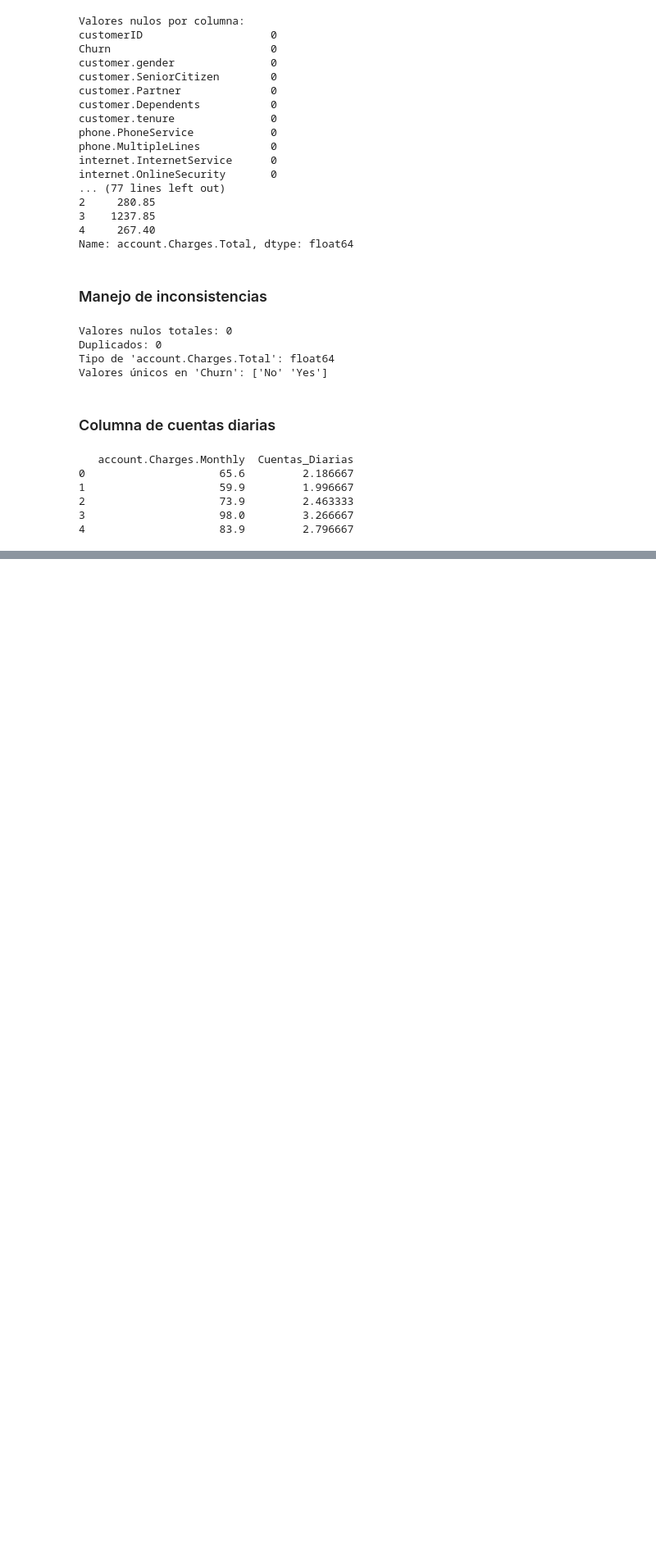
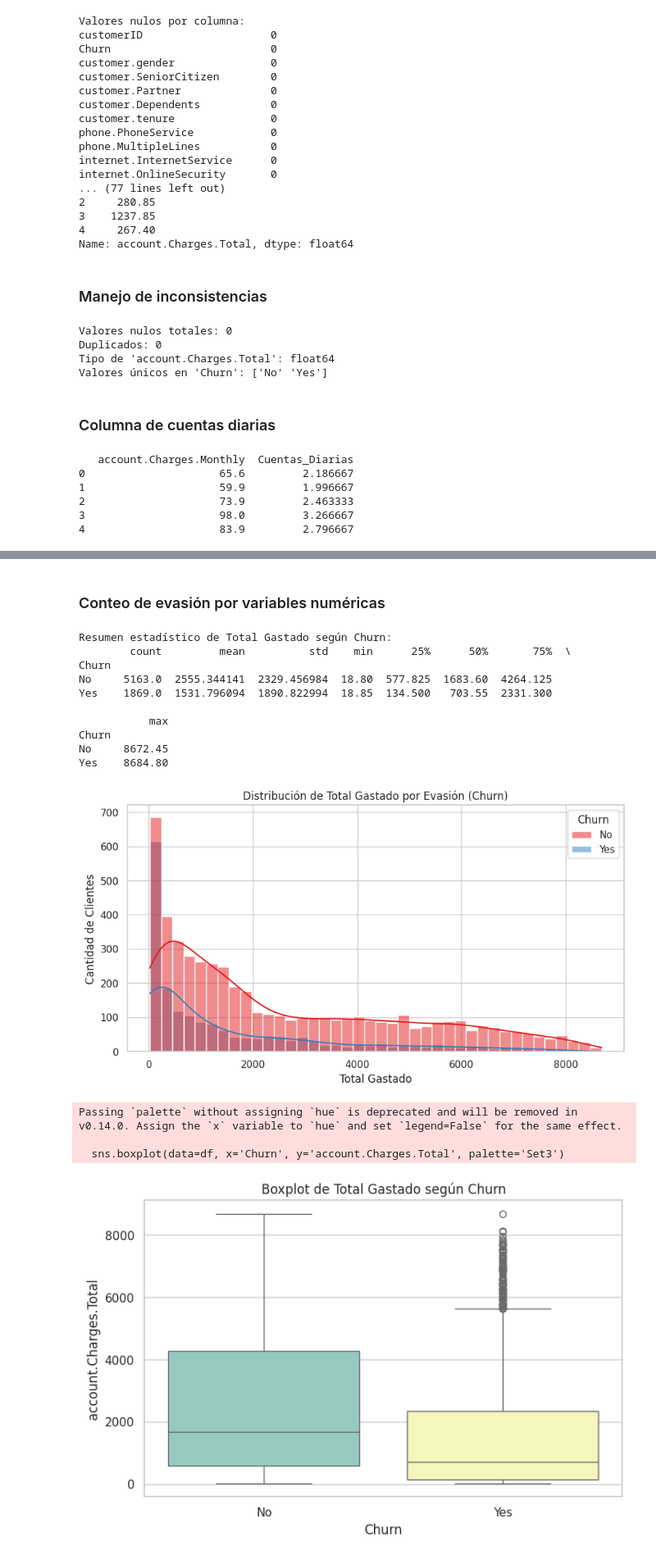
Before and after one commit to xsebasx3/TelecomX_LATAM, a Jupyter notebook: TelecomX_LATAM.ipynb, the cells around one changed output, grey strips where cells are left out. Shown: that part at 82% size. Saved outputs shown, nothing was run; the diff lists cells and outputs as text; code cells hidden in the pictures; blank space fills up the shorter version.

```diff
--- a/TelecomX_LATAM.ipynb
+++ b/TelecomX_LATAM.ipynb
@@ -268,0 +371,39 @@ print(df[['account.Charges.Monthly', 'Cuentas_Diarias']].head())
+# %% [markdown]
+### Conteo de evasión por variables numéricas
+# %%
+sns.set(style="whitegrid")
+
+# ----------- COLUMNA: account.Charges.Total -----------
+
+print("Resumen estadístico de Total Gastado según Churn:")
+print(df.groupby("Churn")["account.Charges.Total"].describe())
+
+# Histograma de distribución del total gastado
+plt.figure(figsize=(10,5))
+sns.histplot(data=df, x='account.Charges.Total', hue='Churn', bins=40, kde=True, palette='Set1')
+plt.title("Distribución de Total Gastado por Evasión (Churn)")
+plt.xlabel("Total Gastado")
+plt.ylabel("Cantidad de Clientes")
+plt.show()
+
+# Boxplot para visualizar dispersión
+plt.figure(figsize=(8,5))
+sns.boxplot(data=df, x='Churn', y='account.Charges.Total', palette='Set3')
+plt.title("Boxplot de Total Gastado según Churn")
+plt.show()
+# %% [output]
+Resumen estadístico de Total Gastado según Churn:
+        count         mean          std    min      25%      50%       75%  \
+Churn
+No     5163.0  2555.344141  2329.456984  18.80  577.825  1683.60  4264.125
+Yes    1869.0  1531.796094  1890.822994  18.85  134.500   703.55  2331.300
+
+           max
+Churn
+No     8672.45
+Yes    8684.80
+[figure, added]
+Passing `palette` without assigning `hue` is deprecated and will be removed in v0.14.0. Assign the `x` variable to `hue` and set `legend=False` for the same effect.
+
+  sns.boxplot(data=df, x='Churn', y='account.Charges.Total', palette='Set3')
+[figure, added]
```
Also changed, not shown: parts of 6 cells of this notebook.
